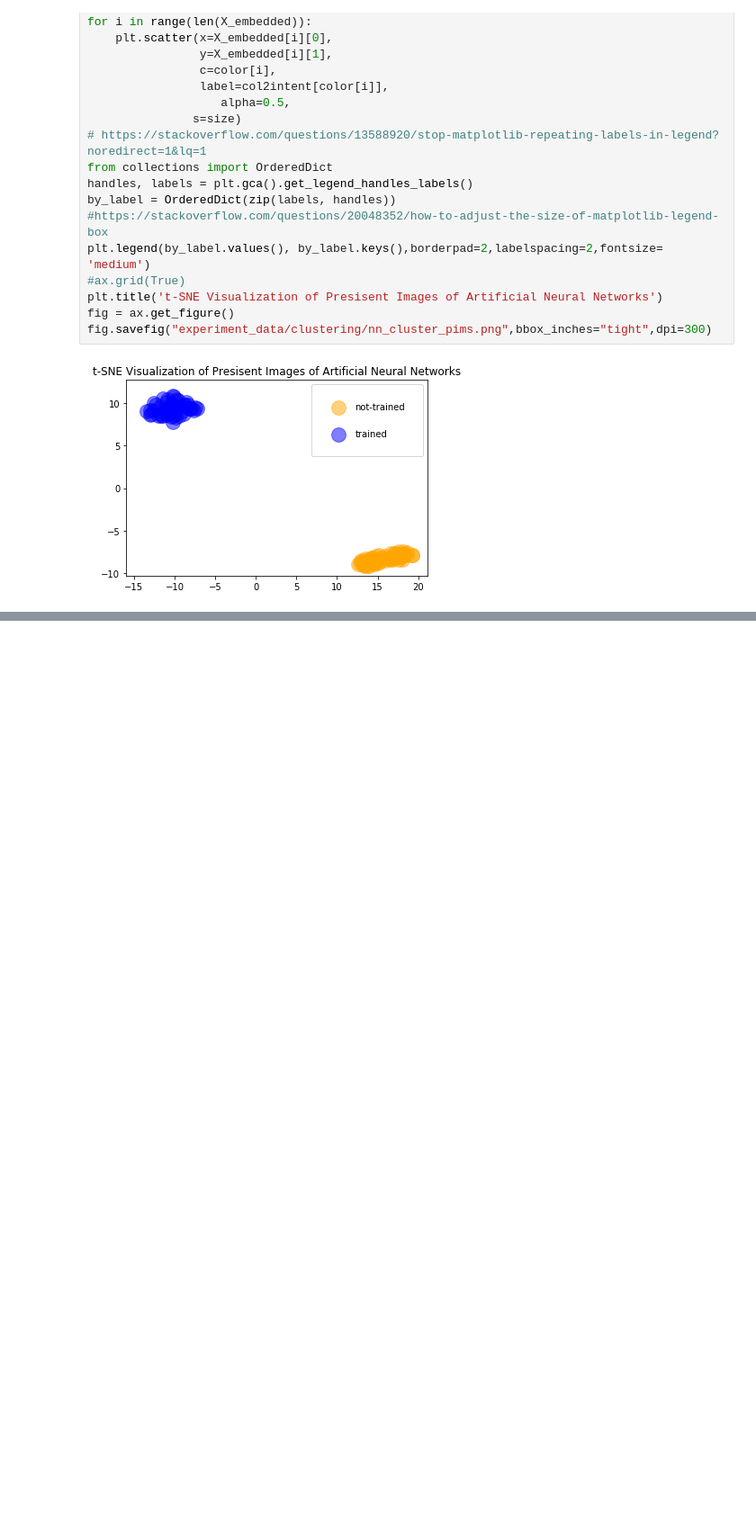
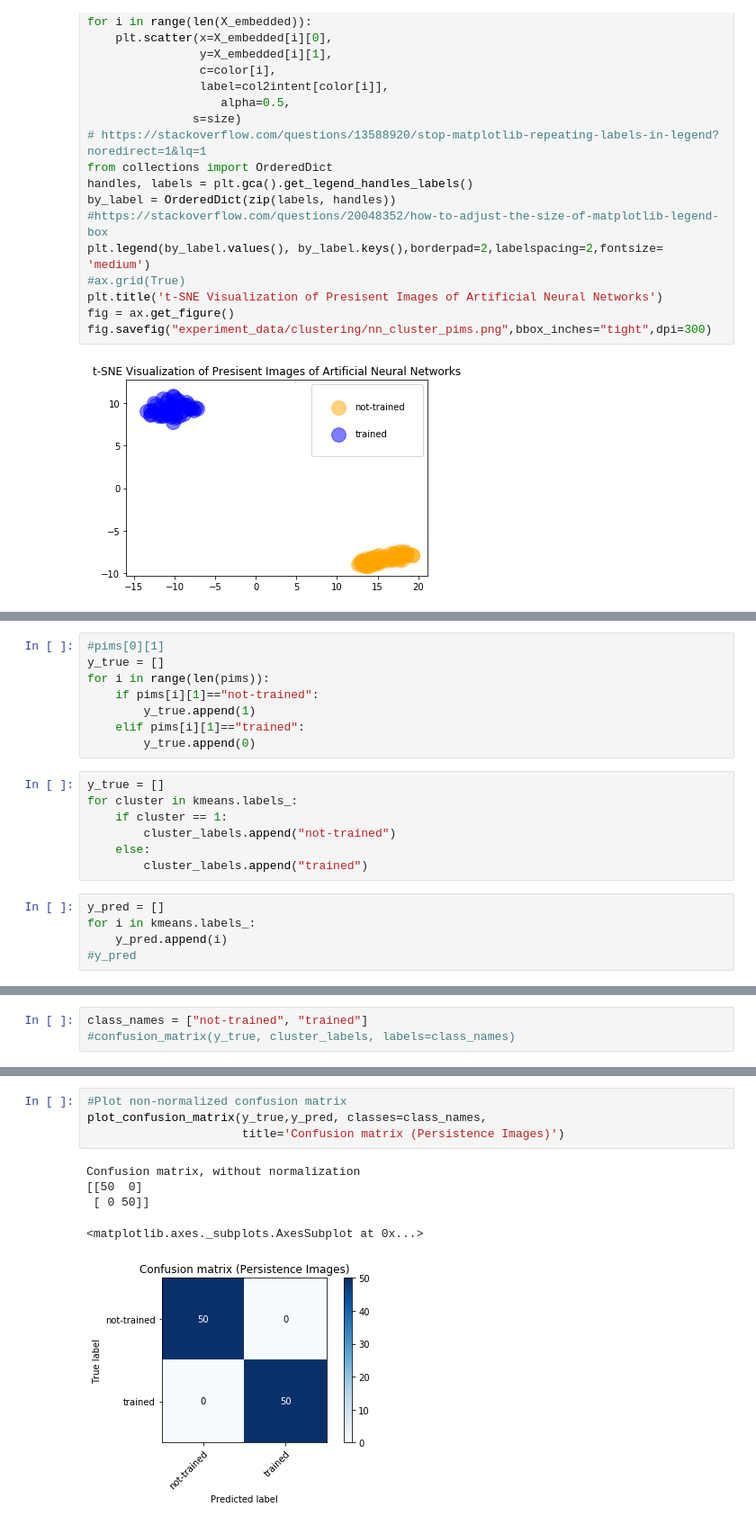
Before and after one commit to lionely/nn_structure, a Jupyter notebook: PD_To_PI.ipynb, the cells around one changed output, grey strips where cells are left out. Shown at 90% size. Saved outputs shown, nothing was run; the diff lists cells and outputs as text; blank space fills up the shorter version.

```diff
--- a/PD_To_PI.ipynb
+++ b/PD_To_PI.ipynb
@@ -148,0 +151,20 @@ fig.savefig("experiment_data/clustering/nn_cluster_pims.png",bbox_inches="tight"
+# %%
+#pims[0][1]
+y_true = []
+for i in range(len(pims)):
+    if pims[i][1]=="not-trained":
+        y_true.append(1)
+    elif pims[i][1]=="trained":
+        y_true.append(0)
+# %%
+y_true = []
+for cluster in kmeans.labels_:
+    if cluster == 1:
+        cluster_labels.append("not-trained")
+    else:
+        cluster_labels.append("trained")
+# %%
+y_pred = []
+for i in kmeans.labels_:
+    y_pred.append(i)
+#y_pred
@@ -148,0 +174,3 @@ fig.savefig("experiment_data/clustering/nn_cluster_pims.png",bbox_inches="tight"
+# %%
+class_names = ["not-trained", "trained"]
+#confusion_matrix(y_true, cluster_labels, labels=class_names)
@@ -148,0 +231,10 @@ fig.savefig("experiment_data/clustering/nn_cluster_pims.png",bbox_inches="tight"
+# %%
+#Plot non-normalized confusion matrix
+plot_confusion_matrix(y_true,y_pred, classes=class_names,
+                      title='Confusion matrix (Persistence Images)')
+# %% [output]
+Confusion matrix, without normalization
+[[50  0]
+ [ 0 50]]
+<matplotlib.axes._subplots.AxesSubplot at 0x...>
+[figure, added]
```
Also changed, not shown: parts of 4 cells of this notebook.
